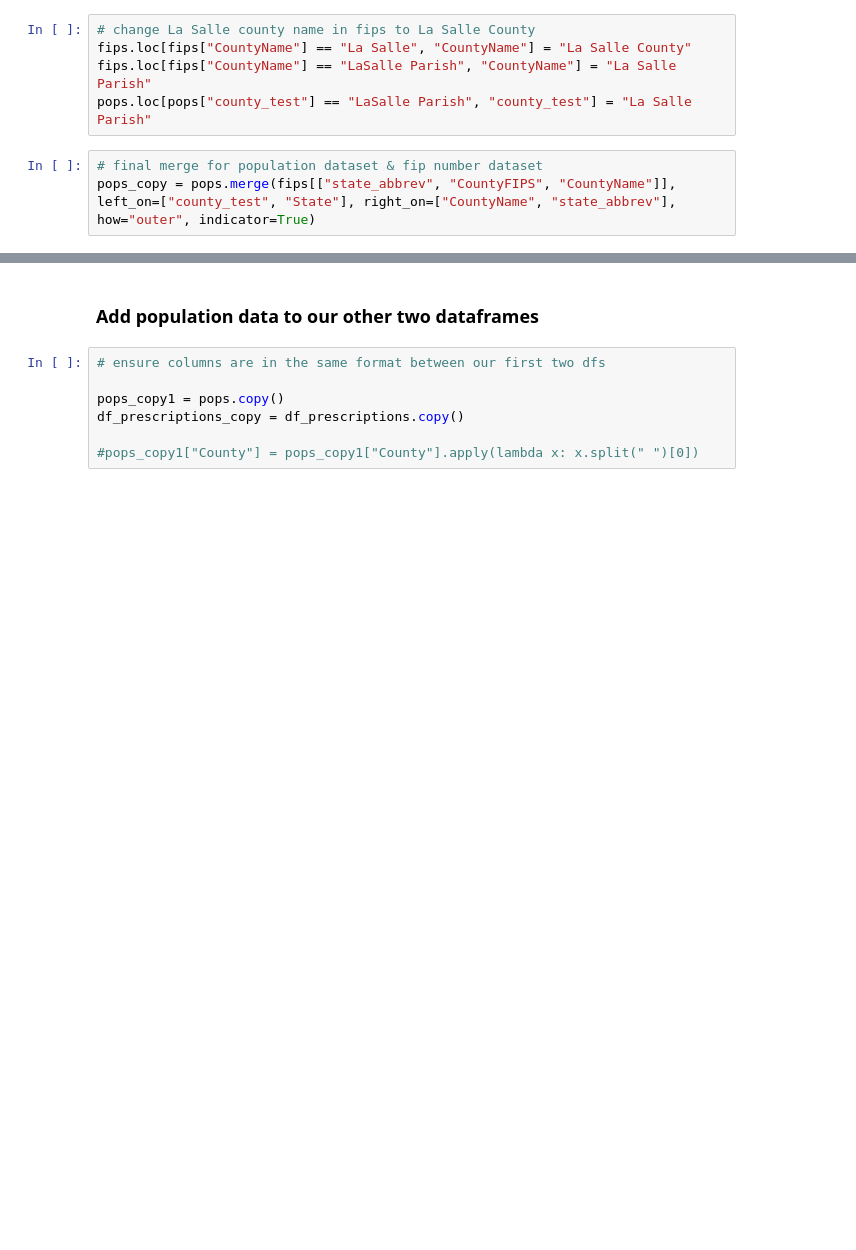
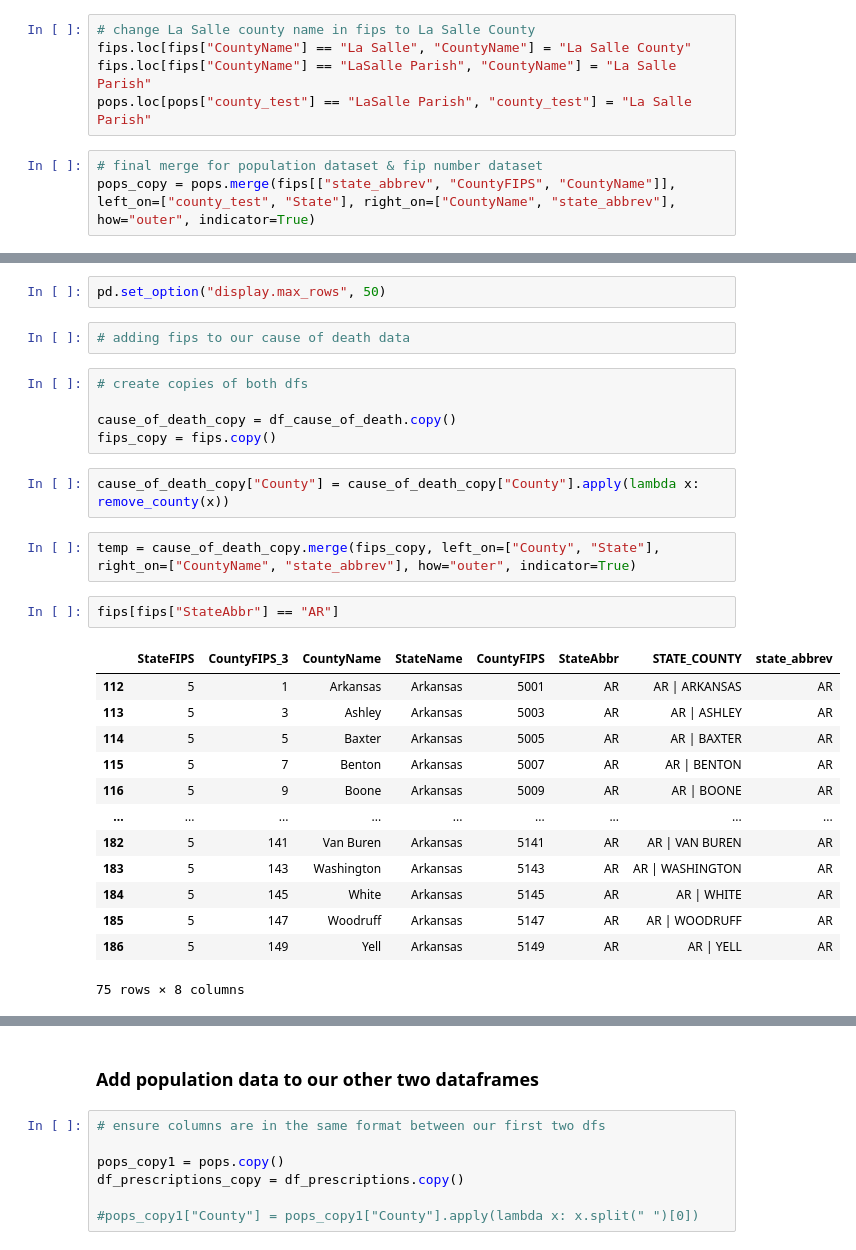
Before and after one commit to abzdel/Opioid-Analysis, a Jupyter notebook: 02_clean_data.ipynb, the cells around one changed output, grey strips where cells are left out. Saved outputs shown, nothing was run; the diff lists cells and outputs as text; blank space fills up the shorter version.

Commit message:
finished adding fips to prescription data

```diff
--- a/02_clean_data.ipynb
+++ b/02_clean_data.ipynb
@@ -426 +488,30 @@ pops[pops["county_test"] == "La Salle"]
+# %%
+pd.set_option("display.max_rows", 50)
+# %%
+# adding fips to our cause of death data
+# %%
+# create copies of both dfs
+
+cause_of_death_copy = df_cause_of_death.copy()
+fips_copy = fips.copy()
+# %%
+cause_of_death_copy["County"] = cause_of_death_copy["County"].apply(lambda x: remove_county(x))
+# %%
+temp = cause_of_death_copy.merge(fips_copy, left_on=["County", "State"], right_on=["CountyName", "state_abbrev"], how="outer", indicator=True)
+# %%
+fips[fips["StateAbbr"] == "AR"]
+# %% [output]
+|  | StateFIPS | CountyFIPS_3 | CountyName | StateName | CountyFIPS | StateAbbr | STATE_COUNTY | state_abbrev |
+| 112 | 5 | 1 | Arkansas | Arkansas | 5001 | AR | AR | ARKANSAS | AR |
+| 113 | 5 | 3 | Ashley | Arkansas | 5003 | AR | AR | ASHLEY | AR |
+| 114 | 5 | 5 | Baxter | Arkansas | 5005 | AR | AR | BAXTER | AR |
+| 115 | 5 | 7 | Benton | Arkansas | 5007 | AR | AR | BENTON | AR |
+| 116 | 5 | 9 | Boone | Arkansas | 5009 | AR | AR | BOONE | AR |
+| ... | ... | ... | ... | ... | ... | ... | ... | ... |
+| 182 | 5 | 141 | Van Buren | Arkansas | 5141 | AR | AR | VAN BUREN | AR |
+| 183 | 5 | 143 | Washington | Arkansas | 5143 | AR | AR | WASHINGTON | AR |
+| 184 | 5 | 145 | White | Arkansas | 5145 | AR | AR | WHITE | AR |
+| 185 | 5 | 147 | Woodruff | Arkansas | 5147 | AR | AR | WOODRUFF | AR |
+| 186 | 5 | 149 | Yell | Arkansas | 5149 | AR | AR | YELL | AR |
+75 rows × 8 columns
 # %%
```
Also changed, not shown: parts of 11 cells of this notebook.
